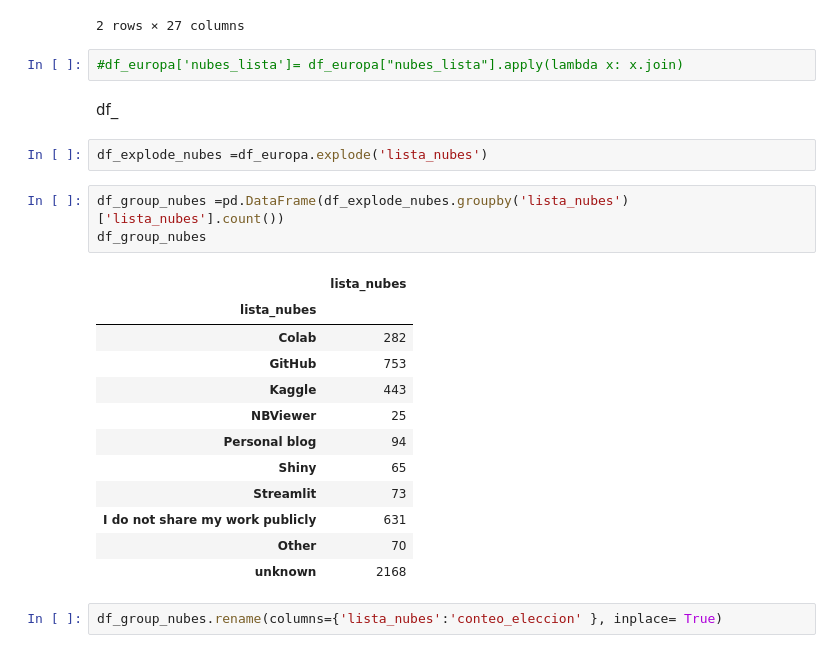
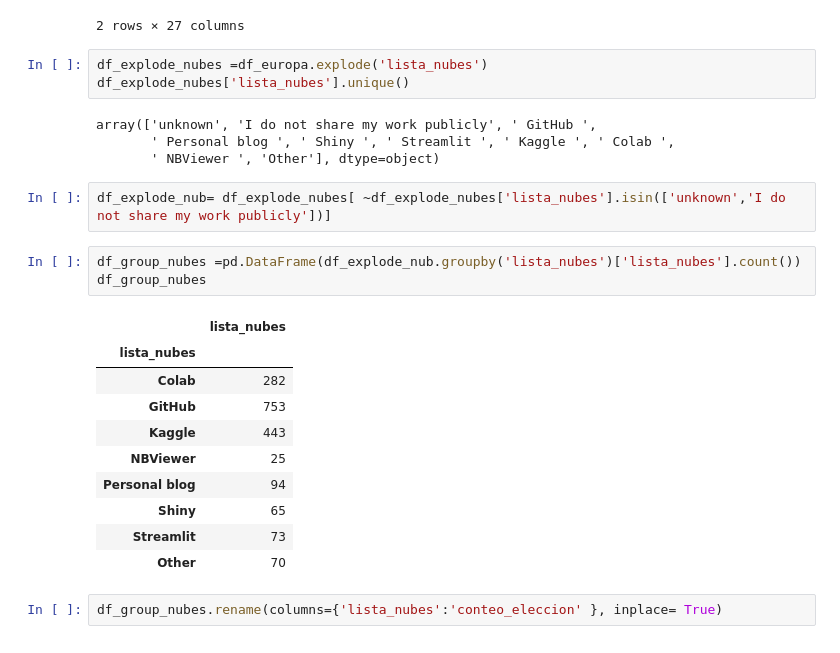
Before and after one commit to Adalab/project-DA-promo-c-modulo-2-team-5, a Jupyter notebook: Sprint3/sprint3_proyecto_modulo2.ipynb, the cells around one changed output. Cells and saved outputs as stored; diff of their text form.

```diff
--- a/Sprint3/sprint3_proyecto_modulo2.ipynb
+++ b/Sprint3/sprint3_proyecto_modulo2.ipynb
@@ -864,28 +872,29 @@ df_europa.head(2)
 | 8 | 8 | 8 | 1744 | 22-24 | Man | Russia | Bachelor’s degree | Currently not employed | 3-5 years | ... |
 | 15 | 15 | 15 | 563 | 35-39 | Man | Greece | Doctoral degree | Research Scientist | 10-20 years | ... |
 2 rows × 27 columns
-# %%
-#df_europa['nubes_lista']= df_europa["nubes_lista"].apply(lambda x: x.join)
-# %% [markdown]
-df_
 # %%
 df_explode_nubes =df_europa.explode('lista_nubes')
+df_explode_nubes['lista_nubes'].unique()
+# %% [output]
+array(['unknown', 'I do not share my work publicly', ' GitHub ',
+       ' Personal blog ', ' Shiny ', ' Streamlit ', ' Kaggle ', ' Colab ',
+       ' NBViewer ', 'Other'], dtype=object)
+# %%
+df_explode_nub= df_explode_nubes[ ~df_explode_nubes['lista_nubes'].isin(['unknown','I do not share my work publicly'])]
 # %%
-df_group_nubes =pd.DataFrame(df_explode_nubes.groupby('lista_nubes')['lista_nubes'].count())
+df_group_nubes =pd.DataFrame(df_explode_nub.groupby('lista_nubes')['lista_nubes'].count())
 df_group_nubes
 # %% [output]
 |  | lista_nubes |
 | lista_nubes |  |
 | Colab | 282 |
 | GitHub | 753 |
 | Kaggle | 443 |
 | NBViewer | 25 |
 | Personal blog | 94 |
 | Shiny | 65 |
 | Streamlit | 73 |
-| I do not share my work publicly | 631 |
 | Other | 70 |
-| unknown | 2168 |
 # %%
 df_group_nubes.rename(columns={'lista_nubes':'conteo_eleccion' }, inplace= True)
 # %%
```
Also changed, not shown: parts of 36 cells of this notebook, 25 other files.
